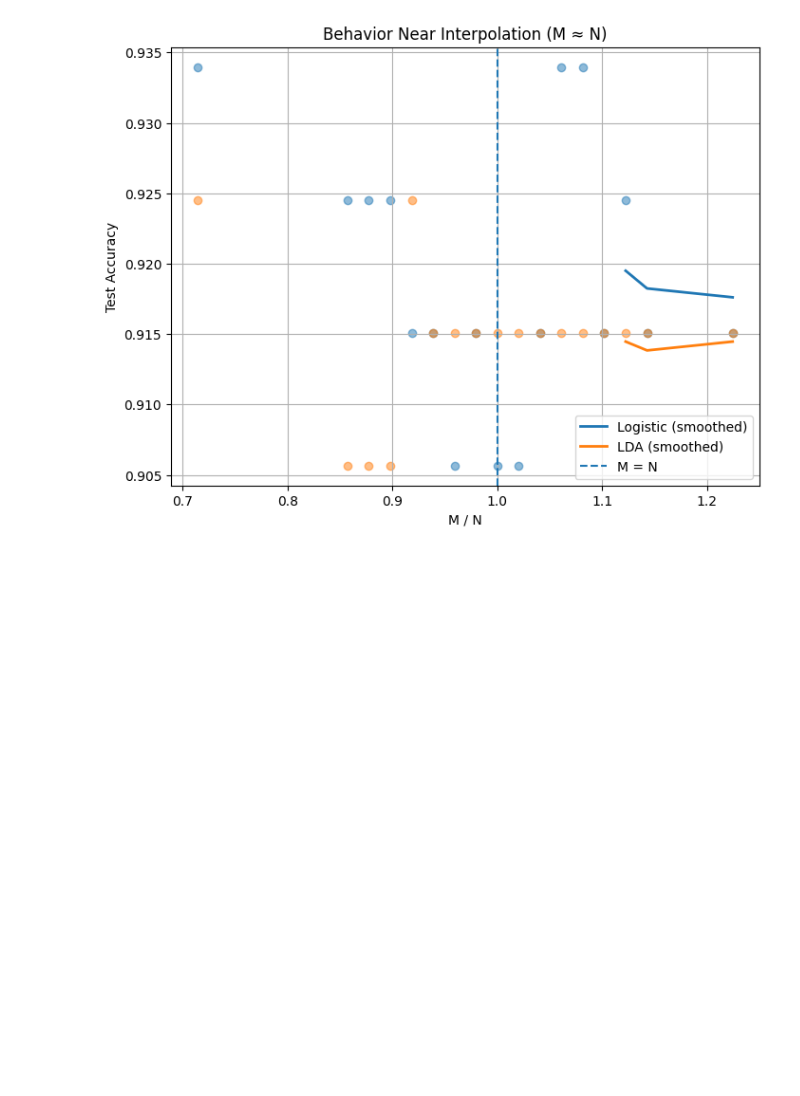
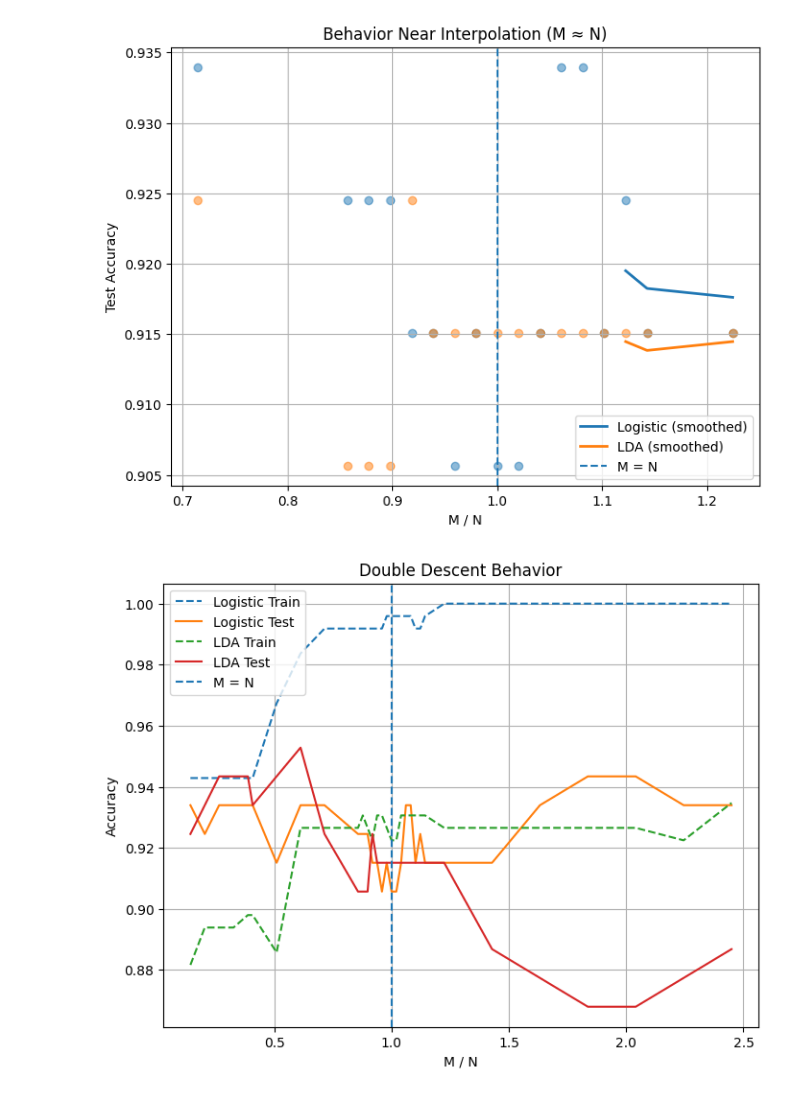
Before and after one commit to DennisWWW/ml-generalization-project, a Jupyter notebook: CS6140_Project.ipynb, the cells around one changed output. Drawn from its saved outputs; the diff is of its cells as text; code cells hidden in the pictures; blank space fills up the shorter version.

Commit message:
double descent

```diff
--- a/CS6140_Project.ipynb
+++ b/CS6140_Project.ipynb
@@ -516,3 +516,35 @@ plt.grid(True)
 plt.show()
 # %% [output]
 [figure]
+# %%
+# Double Descent Behavior (Train vs Test)
+
+plt.figure(figsize=(8,6))
+
+# Logistic
+plt.plot(df_interp["M_over_N"], df_interp["lr_train_acc"],
+         linestyle="--", label="Logistic Train")
+
+plt.plot(df_interp["M_over_N"], df_interp["lr_test_acc"],
+         label="Logistic Test")
+
+# LDA
+plt.plot(df_interp["M_over_N"], df_interp["lda_train_acc"],
+         linestyle="--", label="LDA Train")
+
+plt.plot(df_interp["M_over_N"], df_interp["lda_test_acc"],
+         label="LDA Test")
+
+# interpolation line
+plt.axvline(x=1.0, linestyle="--", label="M = N")
+
+plt.xlabel("M / N")
+plt.ylabel("Accuracy")
+plt.title("Double Descent Behavior")
+
+plt.legend()
+plt.grid(True)
+
+plt.show()
+# %% [output]
+[figure, added]
```
